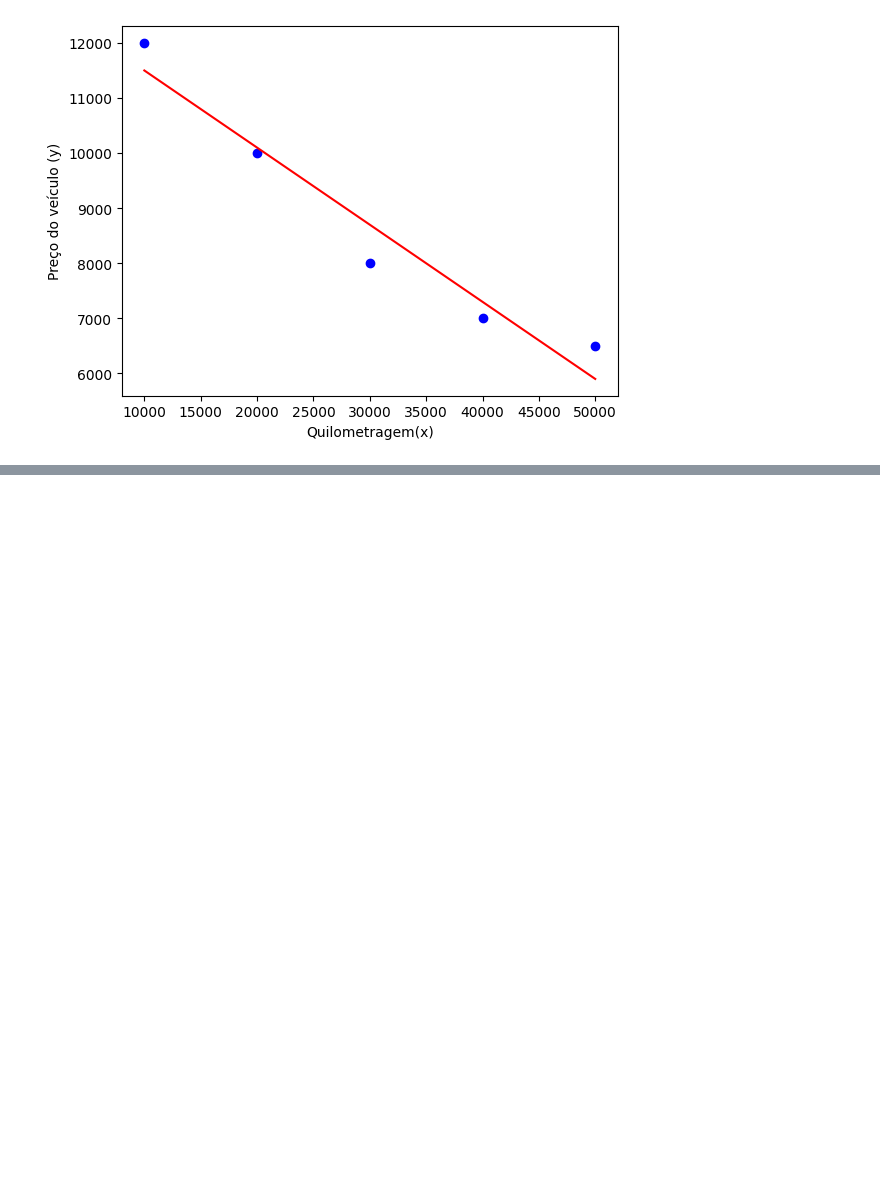
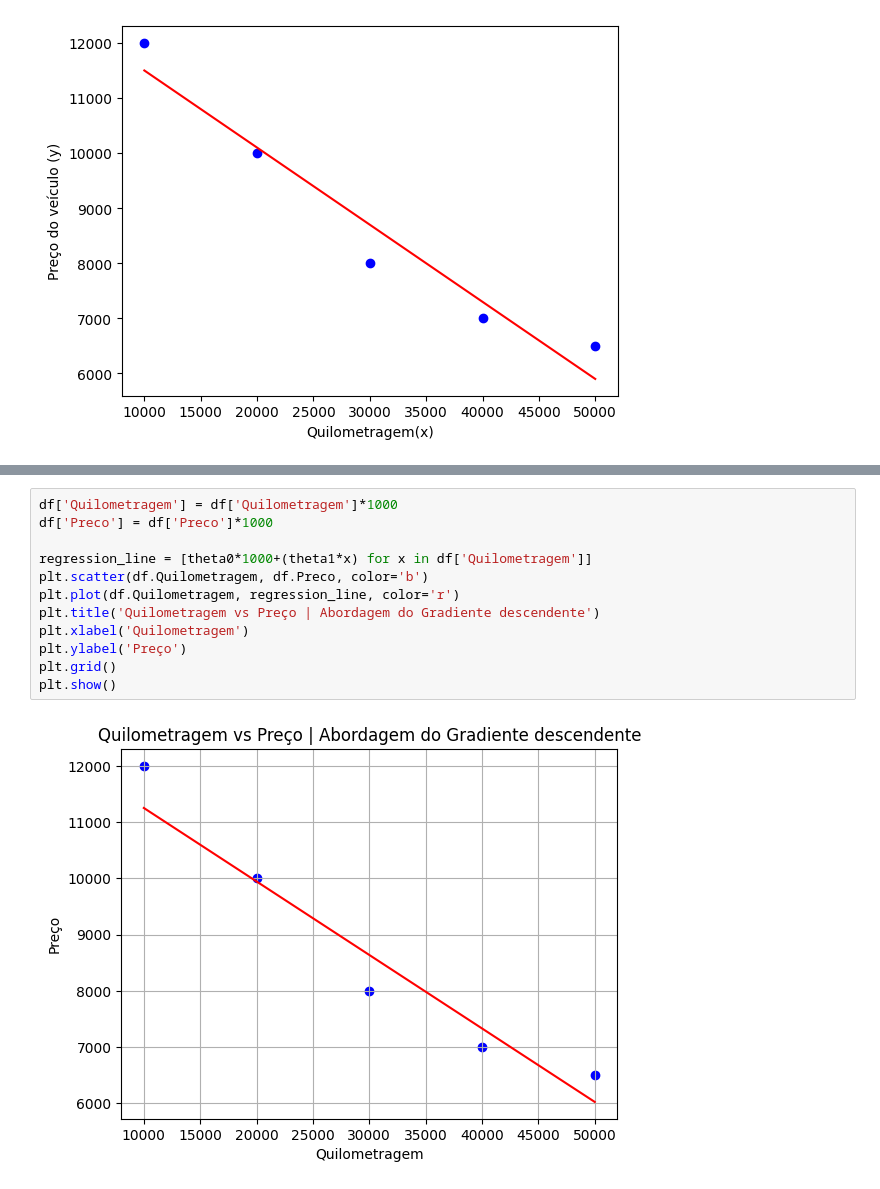
Before and after one commit to rogeriobarbosa07/Machine-Learning-Testes, a Jupyter notebook: Regressao.ipynb, the cells around one changed output, grey strips where cells are left out. Drawn from its saved outputs; the diff is of its cells as text; blank space fills up the shorter version.

```diff
--- a/Regressao.ipynb
+++ b/Regressao.ipynb
@@ -88,0 +147,14 @@ plt.show()
+# %%
+df['Quilometragem'] = df['Quilometragem']*1000
+df['Preco'] = df['Preco']*1000
+
+regression_line = [theta0*1000+(theta1*x) for x in df['Quilometragem']]
+plt.scatter(df.Quilometragem, df.Preco, color='b')
+plt.plot(df.Quilometragem, regression_line, color='r')
+plt.title('Quilometragem vs Preço | Abordagem do Gradiente descendente')
+plt.xlabel('Quilometragem')
+plt.ylabel('Preço')
+plt.grid()
+plt.show()
+# %% [output]
+[figure, added]
```
Also changed, not shown: parts of 4 cells of this notebook.
